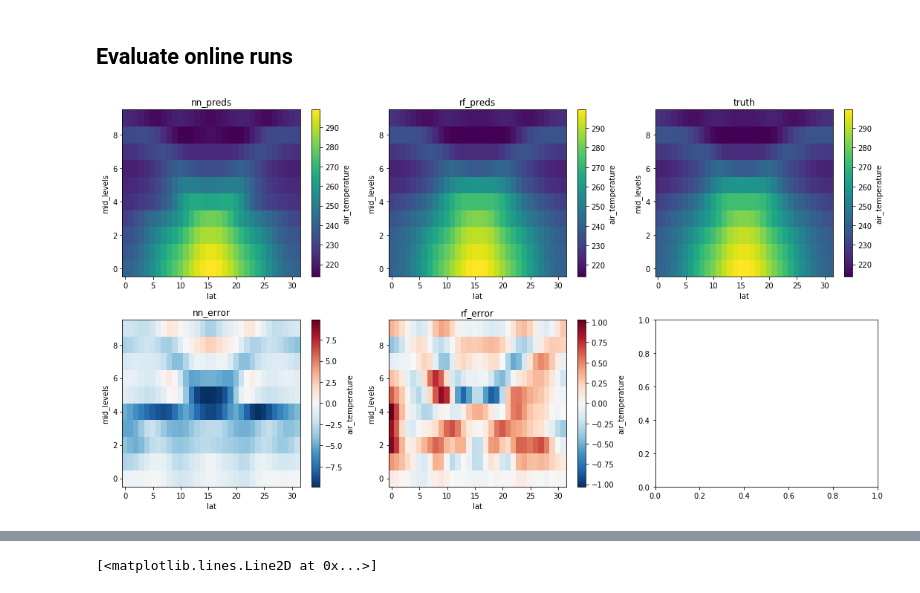
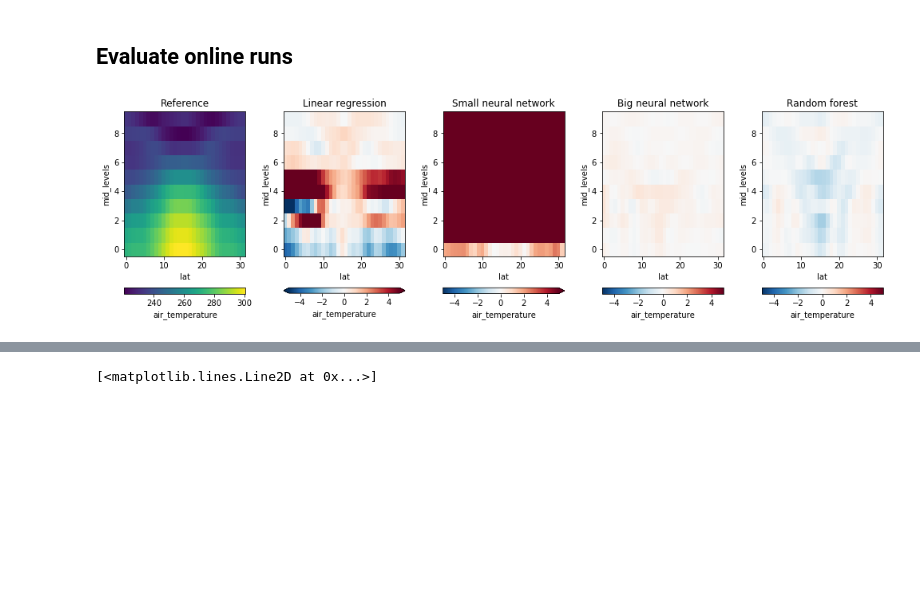
Before and after one commit to raspstephan/CliMT-ML, a Jupyter notebook: 3.0-Run-ML-models-online.ipynb, the cells around one changed output, grey strips where cells are left out. Cells and saved outputs as stored; diff of their text form; code cells hidden in the pictures; blank space fills up the shorter version.

```diff
--- a/3.0-Run-ML-models-online.ipynb
+++ b/3.0-Run-ML-models-online.ipynb
@@ -267,6 +246,6 @@ rf_model.iterate(48*180)
 # %% [markdown]
 ## Linear regression
 # %%
-with open('lr.pkl', 'rb') as f:
+with open('lr_and_kua.pkl', 'rb') as f:
     lr = pickle.load(f)
 # %%
@@ -324,20 +326,25 @@ def load_data(suffix):
 # %%
 data_ref = load_data('ref')
 # %%
-data_nn = load_data('nn2')
+data_nn1 = load_data('nn1')
+data_nn2 = load_data('nn2')
 data_rf = load_data('rf')
+data_lr = load_data('lr')
-# %%
-def plot_comparison(var, sl=None, mean=None, std=None):
-    fig, axs = plt.subplots(2, 3, figsize=(15, 8))
-    dss = [data_nn, data_rf, data_ref, data_nn-data_ref, data_rf-data_ref]
-    names= ['nn_preds', 'rf_preds', 'truth', 'nn_error', 'rf_error']
-    for ds, n, ax in zip(dss, names, axs.flat):
-        if mean is not None: ds = ds.mean(mean)
-        if std is not None: ds = ds.std(std)
-        ds[var].isel(sl).plot(ax=ax); ax.set_title(n)
-    plt.tight_layout()
+# %%
+def plot_comparison(var, sl=None, mean=None, std=None, **kwargs):
+    fig, axs = plt.subplots(1, 5, figsize=(14, 4.2))
+    dss = [data_lr, data_nn1, data_nn2, data_rf, data_ref]
+    if mean is not None: dss = [ds.mean(mean) for ds in dss]
+    if std is not None: dss = [ds.std(std) for ds in dss]
+    names= ['Linear regression', 'Small neural network', 'Big neural network', 'Random forest']
+    ds_ref = dss[-1]
+    ds_ref[var].isel(sl).plot(ax=axs[0], cbar_kwargs={'orientation': 'horizontal'})
+    axs[0].set_title('Reference')
+    for ds, n, ax in zip(dss, names, axs[1:]):
+        (ds - ds_ref)[var].isel(sl).plot(ax=ax, cbar_kwargs={'orientation': 'horizontal'}, **kwargs); ax.set_title(n)
+    plt.tight_layout()
 # %%
-plot_comparison('air_temperature', mean=('time', 'lon'))
+plot_comparison('air_temperature', mean=('time', 'lon'), vmin=-5, vmax=5, cmap='RdBu_r')
 # %% [output]
-[figure, old version]
+[figure, new version]
 # %%
```
Also changed, not shown: parts of 28 cells of this notebook, 1 other file.
